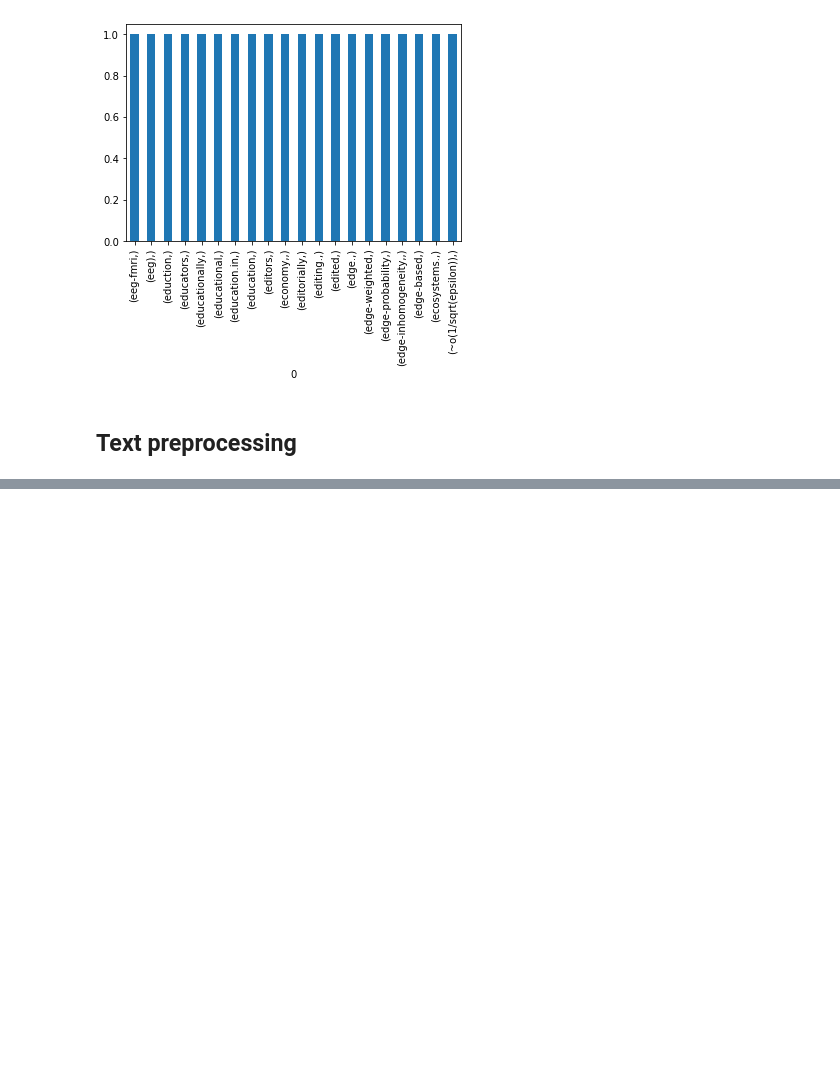
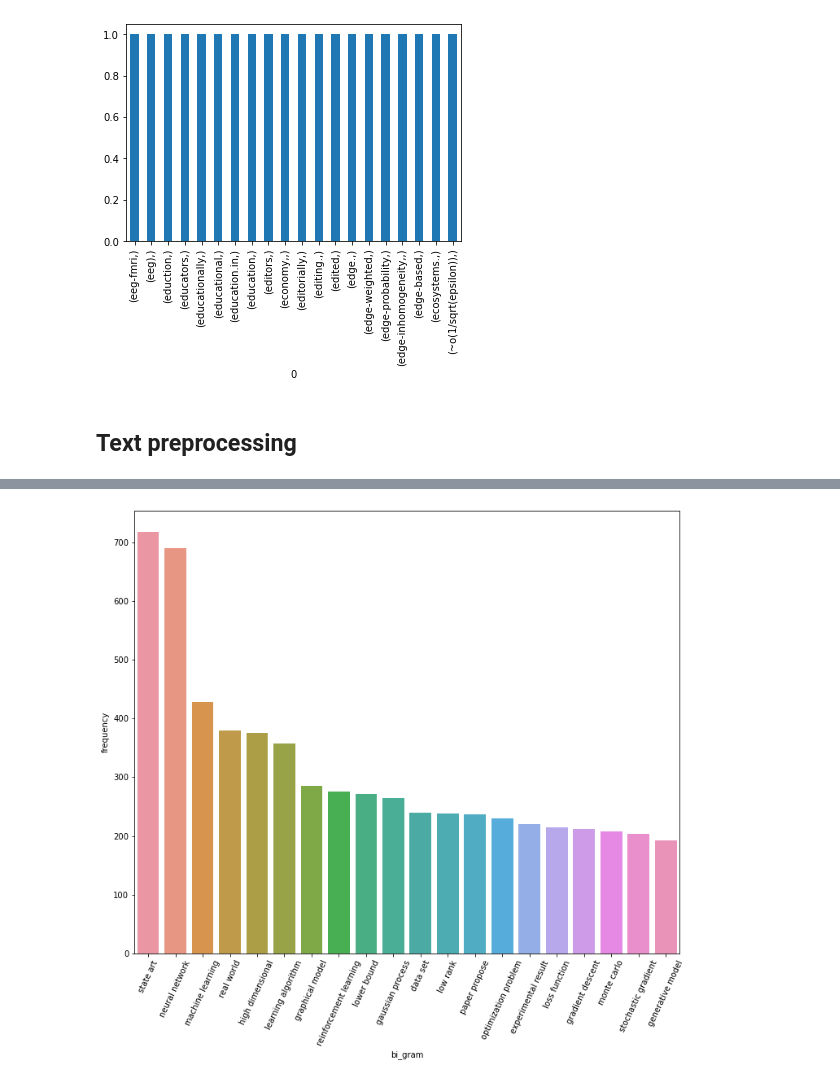
Before and after one commit to lilianabs/ml-tutorials, a Jupyter notebook: automated_key_extraction/automated_key_extraction.ipynb, the cells around one changed output, grey strips where cells are left out. Saved outputs shown, nothing was run; the diff lists cells and outputs as text; code cells hidden in the pictures; blank space fills up the shorter version.

```diff
--- a/automated_key_extraction/automated_key_extraction.ipynb
+++ b/automated_key_extraction/automated_key_extraction.ipynb
@@ -164,0 +275,10 @@ stop_words = stop_words.union(custom_stop_words)
+# %%
+top_2_ngrams = get_top_n_words(corpus, n=20, n_grams=2)
+top_2_ngrams = pd.DataFrame(top_2_ngrams)
+top_2_ngrams.columns= ["bi_gram", "frequency"]
+
+plt.figure(figsize=(12, 10))
+sns.barplot(x="bi_gram", y="frequency", data=top_2_ngrams)
+plt.xticks(rotation=65);
+# %% [output]
+[figure, added]
```
Also changed, not shown: parts of 12 cells of this notebook, 2 other files.
